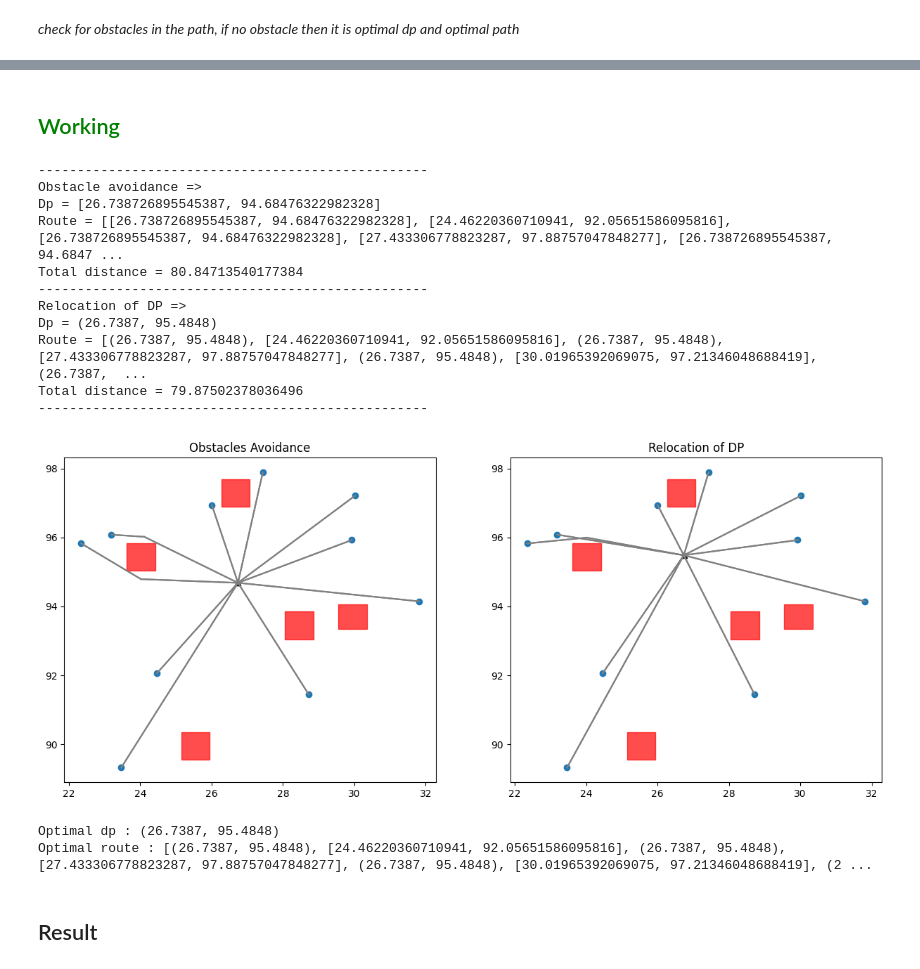
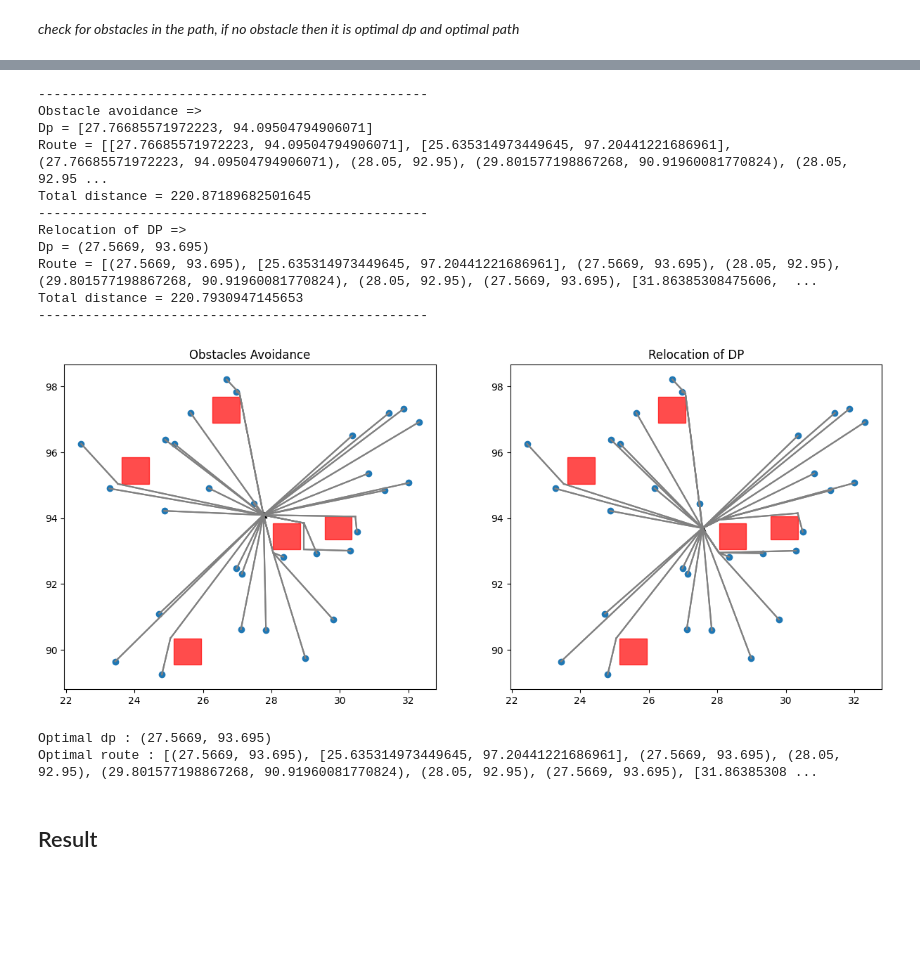
Before and after one commit to CR-Samrat/drone-based-delivary, a Jupyter notebook: euclidean_with_obstacles.ipynb, the cells around one changed output, grey strips where cells are left out. Drawn from its saved outputs; the diff is of its cells as text; code cells hidden in the pictures; blank space fills up the shorter version.

```diff
--- a/euclidean_with_obstacles.ipynb
+++ b/euclidean_with_obstacles.ipynb
@@ -245,9 +326,6 @@ def frange(start, stop, step):
         start += step
 # %%
 def calculate_obstacle_free_dp(delivery_loc, obstacles, dp):
-    # Create Shapely objects for efficient geometric calculations
-    delivery_points = [Point(x, y) for x, y in delivery_loc]
-    obstacle_polygons = {id_: create_polygon(points) for id_, points in obstacles.items()}
 
     # Initialize potential DP locations (covering the delivery point area)
     min_x = dp[0] - 1.0
@@ -266,7 +344,7 @@ def calculate_obstacle_free_dp(delivery_loc, obstacles, dp):
     # Evaluate each potential DP and filter out those obstructed by obstacles
     for each_dp, value in potential_dps.items():
         first_route = create_route(delivery_loc, each_dp)
-        last_route,msg = adv_route(first_route,each_dp,obstacles)
+        last_route,msg = a_star_algo(first_route,each_dp,obstacles)
         if msg == 'pass':
             distance = total_dist(last_route)
         else:
@@ -300,7 +378,7 @@ def remove_obstacle(delivary_loc, obstacles):
 # pre-assumptions
 x = [22.21, 88.45]
 y = [32.45, 98.67]
-n = 10
+n = 30
 
 # answers
 optimal_dp = []
@@ -437,4 +435,0 @@ def a_star_algo(route, dp, obstacles):
-# %%
-temp_route = initial_route.copy()
-shortest_path, msg = a_star_algo(temp_route, initial_dp, obstacles)
-print(shortest_path)
@@ -451,13 +436,9 @@ Distance : 80.78027315231343
-# %% [markdown]
-## <font color="Green">Working</font>
 # %%
-THRESHOLD = initial_dist + (initial_dist*0.03)
-
 if(detect_obstacle(initial_route, obstacles)):
 
     # obstacle avoidance
     temp_route = initial_route.copy()
-    new_route, msg = adv_route(temp_route, initial_dp, obstacles)
+    new_route, msg = a_star_algo(temp_route, initial_dp, obstacles)
     if msg == "pass":
         new_dist = total_dist(new_route)
     else:
@@ -478,42 +459,42 @@ if(detect_obstacle(initial_route, obstacles)):
     print("Total distance =",final_dist)
     print("-"*50)
 
     # comparison
     if final_dist < new_dist:
         optimal_dp = new_dp
         optimal_route = final_route
     else:
         optimal_dp = initial_dp
         optimal_route = new_route
 
     # visual representation
     plt.figure(figsize=(15,6))
     plt.subplot(1,2,1)
     plot_initial_route(initial_dp,delivary_loc, obstacles, new_route, "Obstacles Avoidance")
     plt.subplot(1,2,2)
     plot_initial_route(new_dp,delivary_loc, obstacles, final_route, "Relocation of DP")
     plt.show()
 else:
     optimal_dp = initial_dp
     optimal_route = initial_route
 
 print("Optimal dp :",optimal_dp)
 print("Optimal route :",optimal_route)
 # %% [output]
 --------------------------------------------------
 Obstacle avoidance =>
-Dp = [26.738726895545387, 94.68476322982328]
-Route = [[26.738726895545387, 94.68476322982328], [24.46220360710941, 92.05651586095816], [26.738726895545387, 94.68476322982328], [27.433306778823287, 97.88757047848277], [26.738726895545387, 94.6847 ...
-Total distance = 80.84713540177384
+Dp = [27.76685571972223, 94.09504794906071]
+Route = [[27.76685571972223, 94.09504794906071], [25.635314973449645, 97.20441221686961], (27.76685571972223, 94.09504794906071), (28.05, 92.95), (29.801577198867268, 90.91960081770824), (28.05, 92.95 ...
+Total distance = 220.87189682501645
 --------------------------------------------------
 Relocation of DP =>
-Dp = (26.7387, 95.4848)
-Route = [(26.7387, 95.4848), [24.46220360710941, 92.05651586095816], (26.7387, 95.4848), [27.433306778823287, 97.88757047848277], (26.7387, 95.4848), [30.01965392069075, 97.21346048688419], (26.7387,  ...
-Total distance = 79.87502378036496
+Dp = (27.5669, 93.695)
+Route = [(27.5669, 93.695), [25.635314973449645, 97.20441221686961], (27.5669, 93.695), (28.05, 92.95), (29.801577198867268, 90.91960081770824), (28.05, 92.95), (27.5669, 93.695), [31.86385308475606,  ...
+Total distance = 220.7930947145653
 --------------------------------------------------
-[figure, old version]
+[figure, new version]
-Optimal dp : (26.7387, 95.4848)
-Optimal route : [(26.7387, 95.4848), [24.46220360710941, 92.05651586095816], (26.7387, 95.4848), [27.433306778823287, 97.88757047848277], (26.7387, 95.4848), [30.01965392069075, 97.21346048688419], (2 ...
+Optimal dp : (27.5669, 93.695)
+Optimal route : [(27.5669, 93.695), [25.635314973449645, 97.20441221686961], (27.5669, 93.695), (28.05, 92.95), (29.801577198867268, 90.91960081770824), (28.05, 92.95), (27.5669, 93.695), [31.86385308 ...
 # %% [markdown]
 ## Result
 # %%
```
Also changed, not shown: parts of 13 cells of this notebook, 1 other file.
